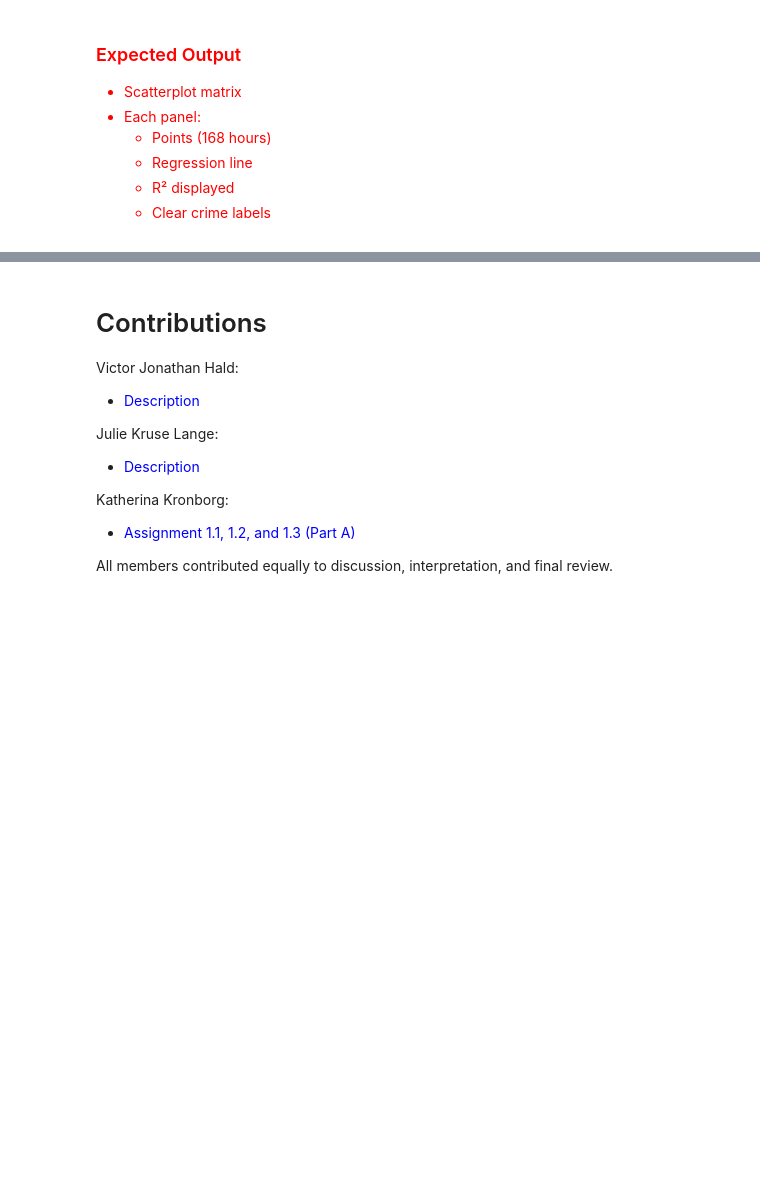
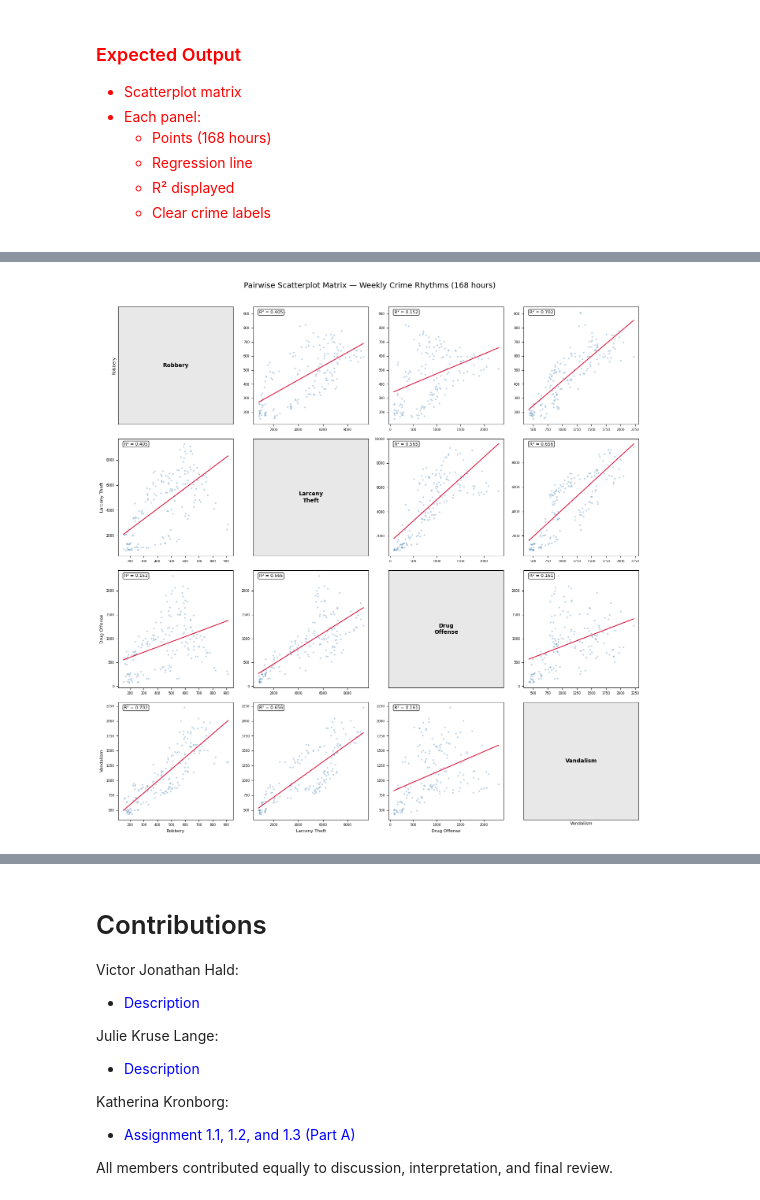
Before and after one commit to vichalder/social_data_viz_2026_group_75, a Jupyter notebook: Assignments/Assignment1G75_kat.ipynb, the cells around one changed output, grey strips where cells are left out. Drawn from its saved outputs; the diff is of its cells as text; code cells hidden in the pictures; blank space fills up the shorter version.

```diff
--- a/Assignments/Assignment1G75_kat.ipynb
+++ b/Assignments/Assignment1G75_kat.ipynb
@@ -676,7 +687,10 @@ We analyze weekly rhythms across crime types by:
 # %%
 
 # ── Weekly aggregation (168-hour vectors) ─────────────────────────────────────
-selected_crimes = focus_crimes   # All 8 Personal Focus Crimes
+selected_crimes = ['Robbery',
+ 'Larceny Theft',
+ 'Drug Offense',
+ 'Vandalism']   # All 8 Personal Focus Crimes
 
 wh_data = focus_data.copy()
 wh_data["DayOfWeek"] = wh_data["Incident Datetime"].dt.dayofweek  # Mon=0, Sun=6
@@ -767,0 +735,74 @@ Does this match intuition? Explain.
+# %%
+
+# ── Scatterplot matrix ─────────────────────────────────────────────────────────
+n = len(selected_crimes)
+
+fig, axes = plt.subplots(n, n, figsize=(14, 14))
+fig.suptitle(
+    "Pairwise Scatterplot Matrix — Weekly Crime Rhythms (168 hours)",
+    fontsize=14, y=1.01
+)
+
+# Collect R² values for summary
+r2_results = []
+
+for i, crime_y in enumerate(selected_crimes):
+    for j, crime_x in enumerate(selected_crimes):
+        ax = axes[i, j]
+
+        if i == j:
+            # Diagonal: show crime name
+            ax.set_facecolor("#e8e8e8")
+            ax.text(
+                0.5, 0.5,
+                crime_y.replace(" ", "\n"),
+                ha="center", va="center",
+                fontsize=10, fontweight="bold",
+                transform=ax.transAxes
+            )
+            ax.set_xticks([])
+            ax.set_yticks([])
+
+        else:
+            x = weekly[crime_x]
+            y = weekly[crime_y]
+
+            # Closed-form regression
+            a, b = regress(x, y)
+            r2   = r_squared(x, y, a, b)
+
+            if j < i:
+                r2_results.append((r2, crime_x, crime_y))
+
+            # Scatter points (one per hour-of-week)
+            ax.scatter(x, y, alpha=0.35, s=9, color="steelblue", linewidths=0)
+
+            # Regression line
+            x_fit = np.array([x.min(), x.max()])
+            ax.plot(x_fit, a * x_fit + b, color="crimson", linewidth=1.5)
+
+            # R² annotation
+            ax.text(
+                0.05, 0.97, f"R² = {r2:.3f}",
+                transform=ax.transAxes, fontsize=8,
+                va="top", ha="left",
+                bbox=dict(boxstyle="round,pad=0.25", fc="white", alpha=0.85)
+            )
+            ax.tick_params(labelsize=6)
+
+        # Outer-edge axis labels
+        if j == 0:
+            ax.set_ylabel(crime_y, fontsize=8, labelpad=4)
+        if i == n - 1:
+            ax.set_xlabel(crime_x, fontsize=8, labelpad=4)
+
+plt.tight_layout()
+plt.show()
+
+# ── Correlation ranking ────────────────────────────────────────────────────────
+r2_results.sort(reverse=True)
+print("Pairwise R² values (ranked):\n")
+for r2, cx, cy in r2_results:
+    print(f"  {cx:<22}  vs  {cy:<22}  R² = {r2:.4f}")
+# %% [output]
+[figure, added]
```
Also changed, not shown: parts of 6 cells of this notebook.
